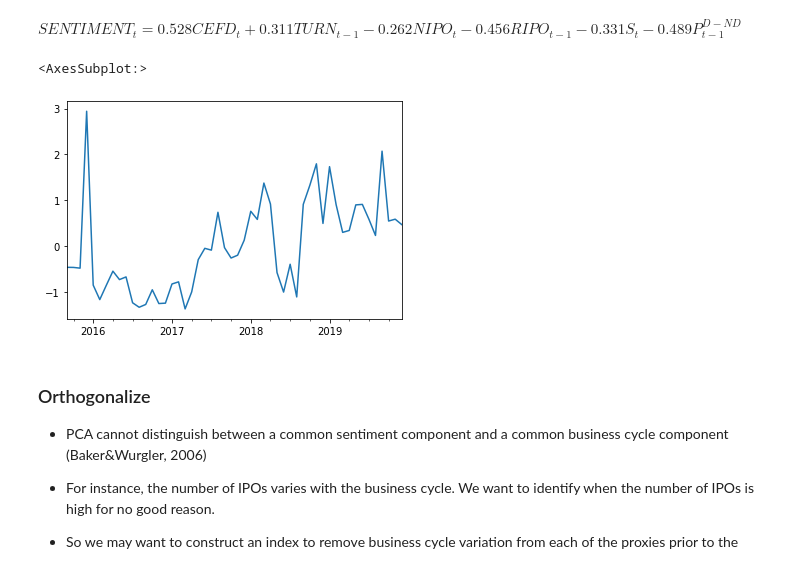
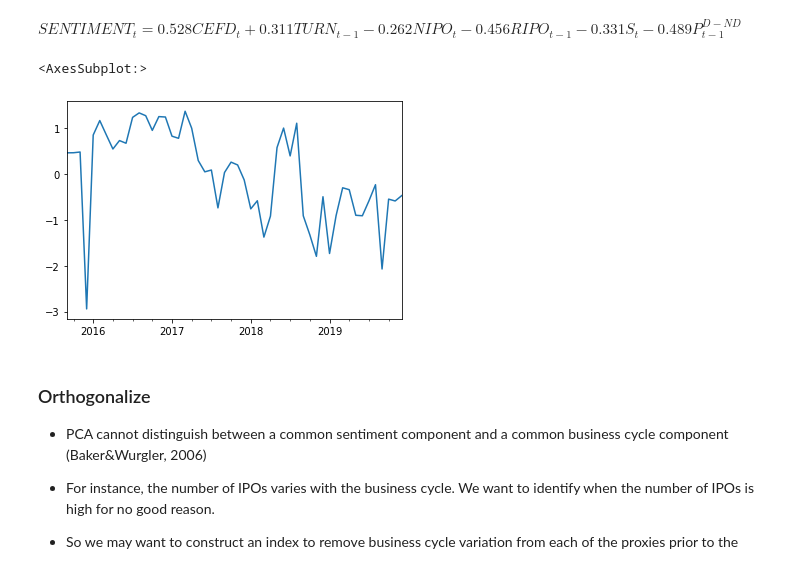
Before and after one commit to dacianpeng/Baker-Wurgler-2006-Investor-Sentiment-and-the-Cross-Section-of-Stock-Returns-toy-reproduce, a Jupyter notebook: note.ipynb, the cells around one changed output. Saved outputs shown, nothing was run; the diff lists cells and outputs as text; code cells hidden in the pictures.

```diff
--- a/note.ipynb
+++ b/note.ipynb
@@ -171,9 +174,9 @@ Dividend premium
 
 Data source: Wind Financial Terminal
 # %%
-dividend = ba.read_parquet(os.path.join(datadir, 'dividend.par'))
-pb_ratio = ba.read_parquet(os.path.join(datadir, 'pb_ratio.par'))
-dividend_premium = ba.Series(map(lambda x: ba.log(x) if x > 0 else -ba.log(-x), \
+dividend = pd.read_parquet(os.path.join(datadir, 'dividend.par'))
+pb_ratio = pd.read_parquet(os.path.join(datadir, 'pb_ratio.par'))
+dividend_premium = pd.Series(map(lambda x: np.log(x) if x > 0 else -np.log(-x), \
     pb_ratio[dividend.isnull()].mean(axis=1) / \
     pb_ratio[~dividend.isnull()].mean(axis=1)),
     index = dividend.index)
@@ -191,7 +194,7 @@ dividend_premium.plot()
 
 - Use principal components analysis (aka. PCA) to isolate the common component
 # %%
-co_time = reduce(ba.intersect1d, [cefd.index, turn.index, nipo.index, ripo.index, eqprop.index, dividend_premium.index])
+co_time = reduce(np.intersect1d, [cefd.index, turn.index, nipo.index, ripo.index, eqprop.index, dividend_premium.index])
 # co_time = reduce(ba.intersect1d, [oefd.index, turn.index, nipo.index, ripo.index, eqprop.index, dividend_premium.index])
 # co_time = reduce(ba.intersect1d, [turn.index, nipo.index, ripo.index, eqprop.index, dividend_premium.index])
 # co_time = reduce(ba.intersect1d, [turn.index, nipo.index, ripo.index, dividend_premium.index])
@@ -205,12 +208,12 @@ ripo_copy = ripo.loc[co_time].copy()
 eqprop_copy = eqprop.loc[co_time].copy()
 dividend_premium_copy = dividend_premium.loc[co_time].copy()
 # %%
-sentiment = ba.concat([cefd_copy, turn_copy, nipo_copy, ripo_copy, eqprop_copy, dividend_premium_copy], axis=1)
+sentiment = pd.concat([cefd_copy, turn_copy, nipo_copy, ripo_copy, eqprop_copy, dividend_premium_copy], axis=1)
 # sentiment = ba.concat([oefd_copy, turn_copy, nipo_copy, ripo_copy, eqprop_copy, dividend_premium_copy], axis=1)
 # sentiment = ba.concat([turn_copy, nipo_copy, ripo_copy, eqprop_copy, dividend_premium_copy], axis=1)
 # sentiment = ba.concat([turn_copy, nipo_copy, ripo_copy, dividend_premium_copy], axis=1)
 # %%
-pc = sentiment.decompositer.pca(ncomp=sentiment.shape[1])
+pc = PCA(sentiment, ncomp=sentiment.shape[1])
 pc.eigenvals/pc.eigenvals.sum()
 md(f'The principle component accounts for ${((pc.eigenvals/pc.eigenvals.sum())[0] * 100).round(3)}\%$ of total variation')
 # %% [output]
@@ -222,12 +225,12 @@ md('$SENTIMENT_t = ' + str(coefs[0]) +'CEFD_t ' + nstr(coefs[1]) + 'TURN_{t−1}
 # %% [output]
 $SENTIMENT_t = 0.528CEFD_t +0.311TURN_{t−1} -0.262NIPO_t -0.456RIPO_{t−1} -0.331S_t -0.489P_{t-1}^{D−ND}$
 # %%
-sentiment = ba.Series(sentiment.values @ pc.eigenvecs.iloc[:,0].values, index=sentiment.index)
-sentiment = ((sentiment - sentiment.mean())/sentiment.std())
+sentiment = pd.Series(sentiment.values @ pc.eigenvecs.iloc[:,0].values, index=sentiment.index)
+sentiment = ((sentiment.mean() - sentiment)/sentiment.std())
 sentiment.plot()
 # %% [output]
 <AxesSubplot:>
-[figure, old version]
+[figure, new version]
 # %% [markdown]
 ### Orthogonalize
 
```
Also changed, not shown: parts of 15 cells of this notebook.
